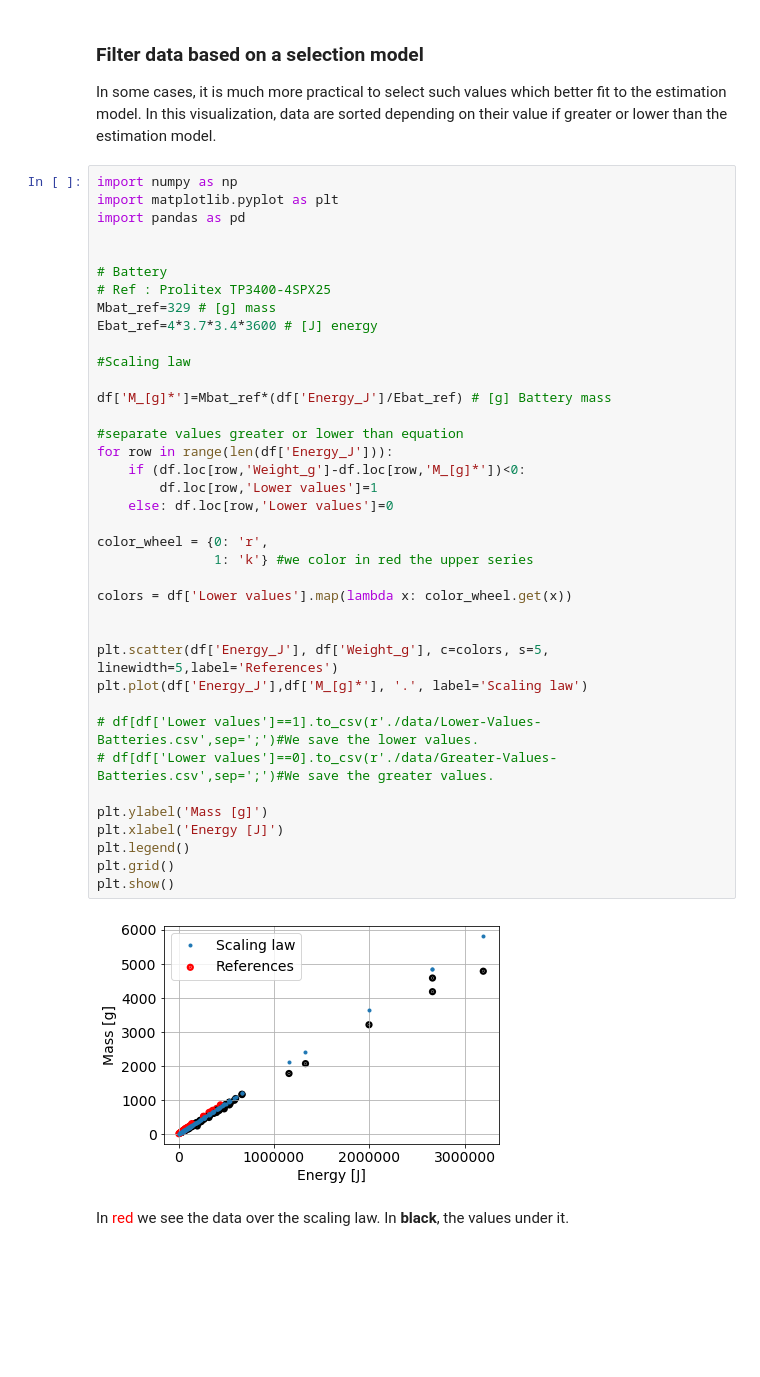
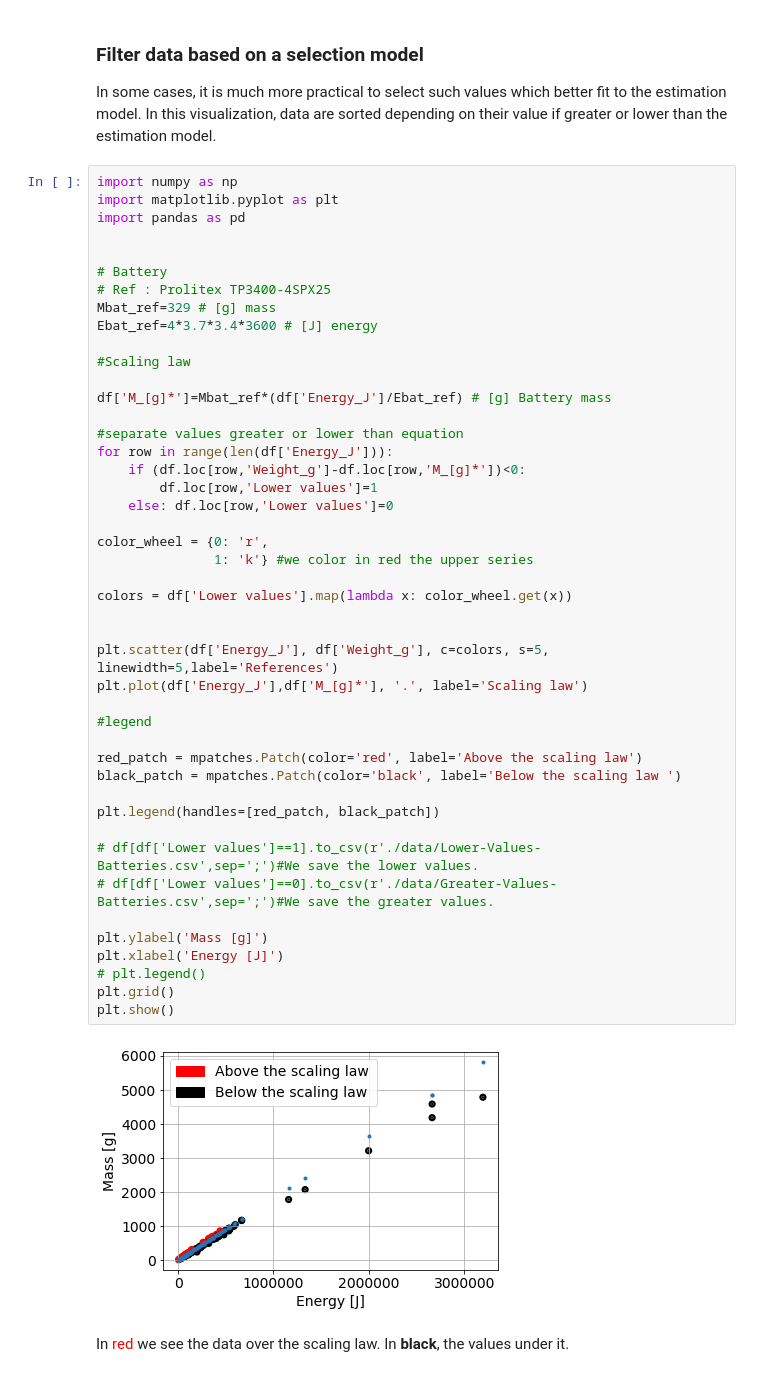
Before and after one commit to YevhenVieskov/multirotor-all, a Jupyter notebook: notebooks/04c_ScalingLawsBatteries.ipynb, the cells around one changed output. Saved outputs shown, nothing was run; the diff lists cells and outputs as text; blank space fills up the shorter version.

```diff
--- a/notebooks/04c_ScalingLawsBatteries.ipynb
+++ b/notebooks/04c_ScalingLawsBatteries.ipynb
@@ -262,35 +271,42 @@ import pandas as pd
 Mbat_ref=329 # [g] mass
 Ebat_ref=4*3.7*3.4*3600 # [J] energy
 
 #Scaling law
 
 df['M_[g]*']=Mbat_ref*(df['Energy_J']/Ebat_ref) # [g] Battery mass
 
 #separate values greater or lower than equation
 for row in range(len(df['Energy_J'])):
     if (df.loc[row,'Weight_g']-df.loc[row,'M_[g]*'])<0:
         df.loc[row,'Lower values']=1
     else: df.loc[row,'Lower values']=0
 
 color_wheel = {0: 'r',
                1: 'k'} #we color in red the upper series
 
 colors = df['Lower values'].map(lambda x: color_wheel.get(x))
 
 
 plt.scatter(df['Energy_J'], df['Weight_g'], c=colors, s=5, linewidth=5,label='References')
 plt.plot(df['Energy_J'],df['M_[g]*'], '.', label='Scaling law')
 
+#legend
+
+red_patch = mpatches.Patch(color='red', label='Above the scaling law')
+black_patch = mpatches.Patch(color='black', label='Below the scaling law ')
+
+plt.legend(handles=[red_patch, black_patch])
+
 # df[df['Lower values']==1].to_csv(r'./data/Lower-Values-Batteries.csv',sep=';')#We save the lower values.
 # df[df['Lower values']==0].to_csv(r'./data/Greater-Values-Batteries.csv',sep=';')#We save the greater values.
 
 plt.ylabel('Mass [g]')
 plt.xlabel('Energy [J]')
-plt.legend()
+# plt.legend()
 plt.grid()
 plt.show()
 # %% [output]
-[figure, old version]
+[figure, new version]
 # %% [markdown]
 In <span style="color:red">red</span> we see the data over the scaling law. In **black**, the values under it.
 # %% [markdown]
```
Also changed, not shown: parts of 6 cells of this notebook, 1 other file.
